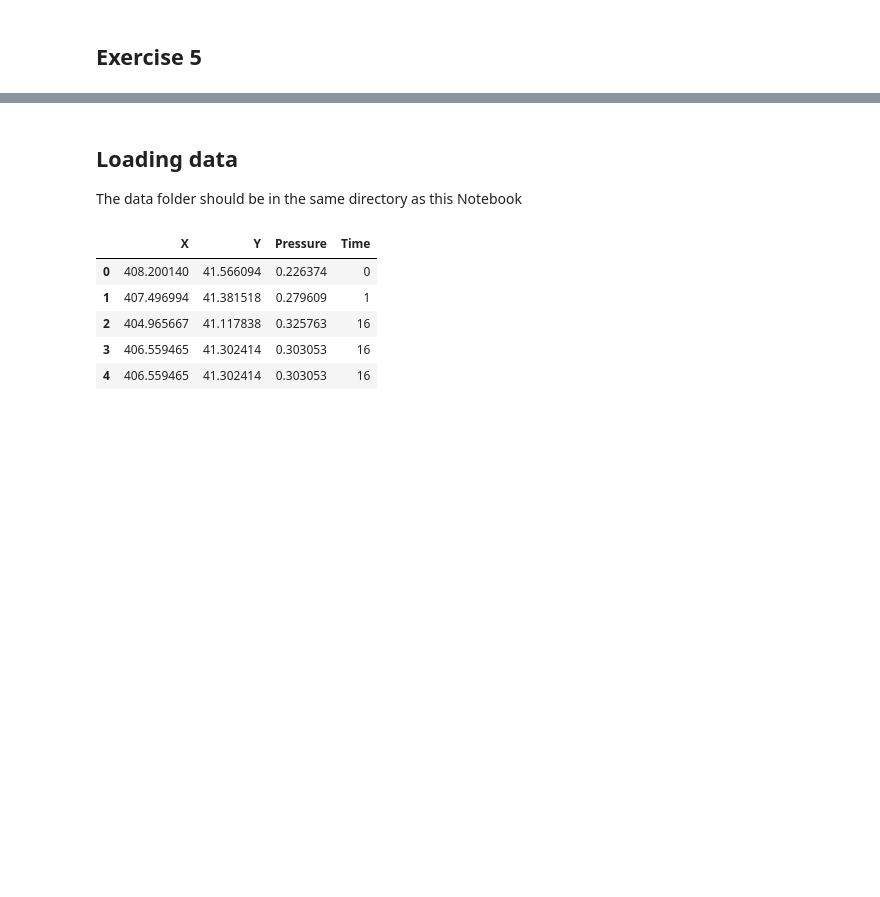
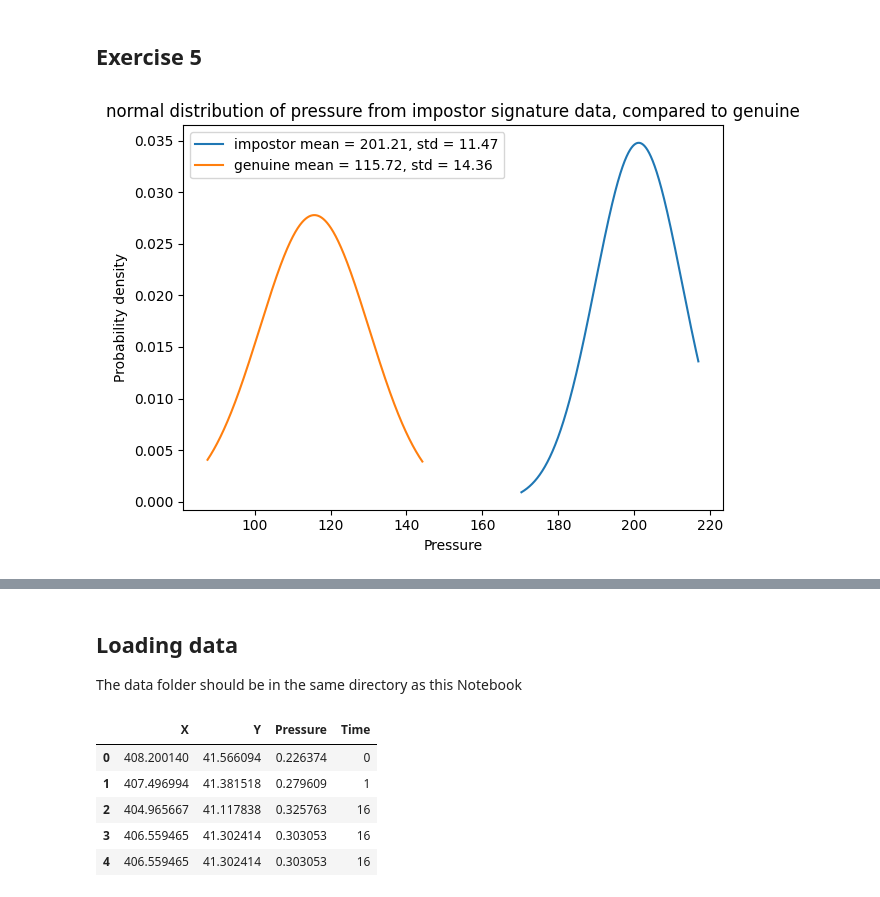
Before and after one commit to RianOpperman/ENCM509, a Jupyter notebook: lab2/Lab02_2024W.ipynb, the cells around one changed output, grey strips where cells are left out. Drawn from its saved outputs; the diff is of its cells as text; code cells hidden in the pictures; blank space fills up the shorter version.

```diff
--- a/lab2/Lab02_2024W.ipynb
+++ b/lab2/Lab02_2024W.ipynb
@@ -320,2 +382,45 @@ plt.legend([f"$\\mu$ = {v_mu:.2f}\n$\\sigma$ = {v_std:.2f}"])
 # %% [markdown]
 ## Exercise 5
+# %%
+base_dataset = "biometrics"
+subdir = "impostor"
+data_dir = f'signature_samples/{base_dataset}/{subdir}'
+
+impostor_pressures = np.zeros((30, 2))
+impostor_velocity = np.zeros((30, 2))
+
+for i in range(30):
+    csv_file = pd.read_csv(f"{data_dir}/{i+1}.csv")
+
+    coords = csv_file[['X', 'Y']].to_numpy()
+    time = csv_file['Time'].to_numpy().reshape((-1,1))
+    prs = csv_file['Pressure'].to_numpy().reshape((-1,1))
+
+    vel = calc_velocity(time, coords)
+
+    prs = prs / np.max(prs) * 255
+    prs = prs.astype(int)
+
+    impostor_velocity[i, 0] = np.mean(vel)
+    impostor_velocity[i, 1] = np.std(vel)
+
+    impostor_pressures[i, 0] = np.mean(prs)
+    impostor_pressures[i, 1] = np.std(prs)
+# %%
+means_array = impostor_pressures[:,0]
+
+arranged_impostor_pressures = np.arange(min(means_array), max(means_array), 0.01)
+impostor_pressure_mean = np.mean(means_array)
+impostor_pressure_std = np.std(means_array)
+
+impostor_pressure_pdf = norm.pdf(arranged_impostor_pressures, impostor_pressure_mean, impostor_pressure_std)
+
+plt.plot(arranged_impostor_pressures, impostor_pressure_pdf)
+plt.plot(arranged_genuine_pressures, genuine_pressure_pdf)
+plt.title("normal distribution of pressure from impostor signature data, compared to genuine")
+plt.legend([f"impostor mean = {impostor_pressure_mean:.2f}, std = {impostor_pressure_std:.2f}", f"genuine mean = {genuine_pressure_mean:.2f}, std = {genuine_pressure_std:.2f}"])
+plt.xlabel('Pressure')
+plt.ylabel('Probability density')
+plt.show()
+# %% [output]
+[figure, added]
```
Also changed, not shown: parts of 7 cells of this notebook.
